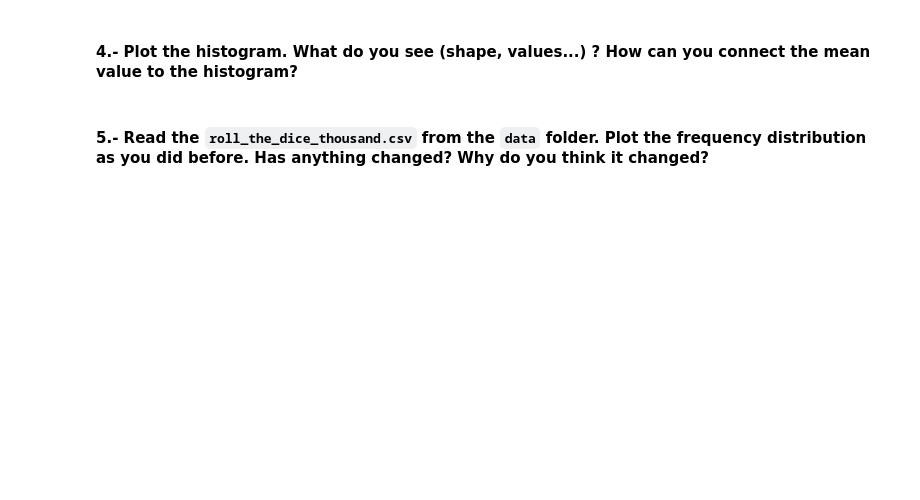
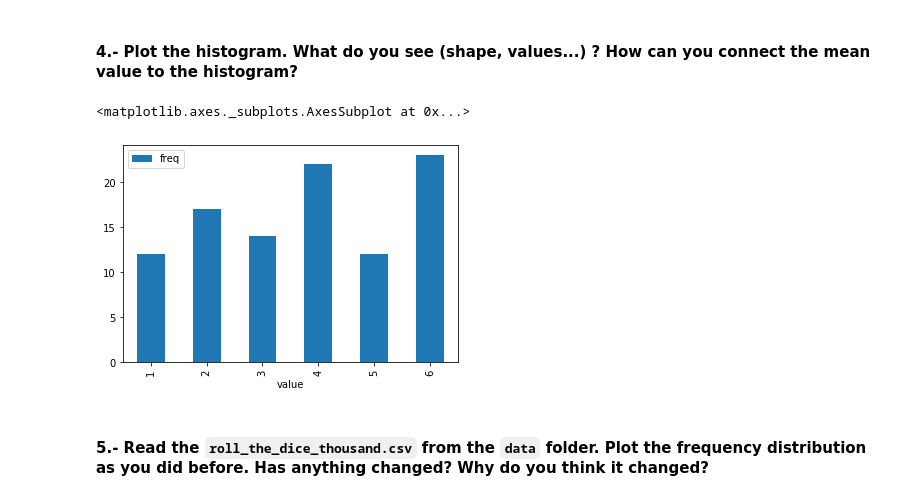
Before and after one commit to ta-data-bcn/descriptive-stats, a Jupyter notebook: your-code/main.ipynb, the cells around one changed output. Drawn from its saved outputs; the diff is of its cells as text; code cells hidden in the pictures; blank space fills up the shorter version.

```diff
--- a/your-code/main.ipynb
+++ b/your-code/main.ipynb
@@ -261,0 +227,7 @@ your comments here
+# %%
+# your code here
+
+freq = dice_sort.groupby(['value']).count().rename(columns = {'roll': 'freq'}).\
+    drop('index', axis=1).reset_index(drop=False)
+
+freq
@@ -263,3 +243,7 @@ your comments here
 #### 4.- Plot the histogram. What do you see (shape, values...) ? How can you connect the mean value to the histogram?
 # %%
 # your code here
+freq.plot(x= 'value' , y='freq', kind='bar')
+# %% [output]
+<matplotlib.axes._subplots.AxesSubplot at 0x...>
+[figure, added]
```
Also changed, not shown: parts of 26 cells of this notebook.
